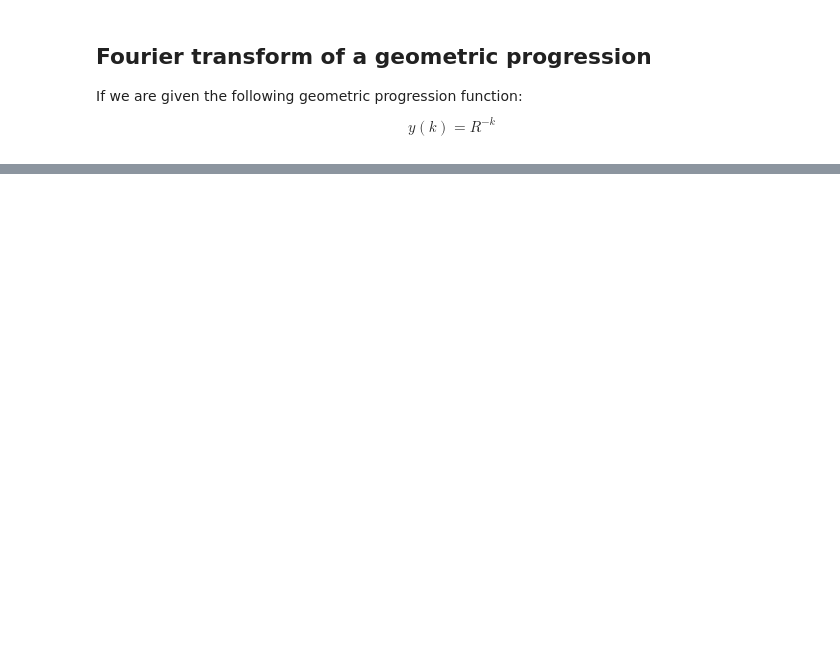
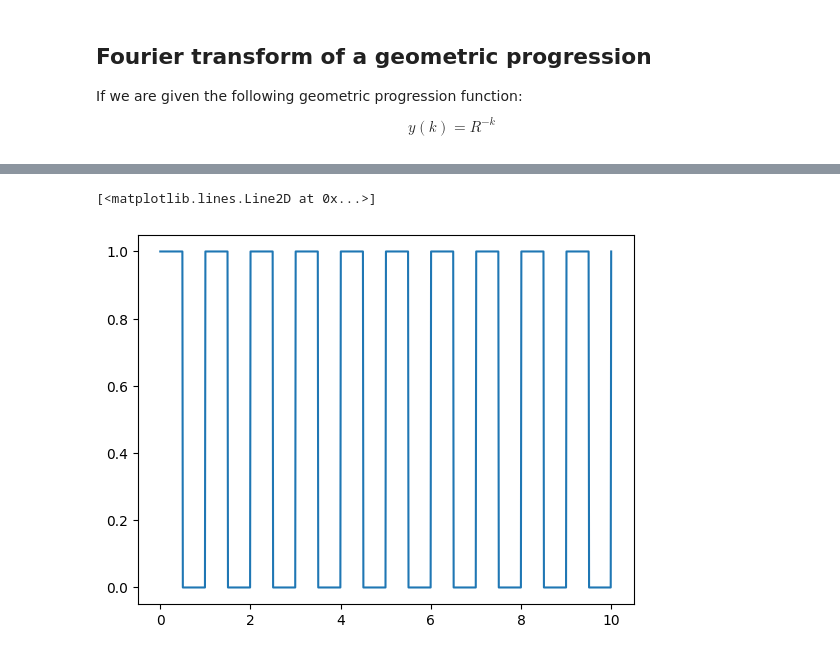
Before and after one commit to DylanReidRamelli/Bachelor-Project-2023, a Jupyter notebook: notebook/fourier_1.ipynb, the cells around one changed output, grey strips where cells are left out. Drawn from its saved outputs; the diff is of its cells as text; code cells hidden in the pictures; blank space fills up the shorter version.

```diff
--- a/notebook/fourier_1.ipynb
+++ b/notebook/fourier_1.ipynb
@@ -73,0 +97,11 @@ ax.plot(y, final_output.real)
+# %%
+# Square wave
+import math
+
+x = np.linspace(0, 10, 1000)
+y = np.array([1 if math.floor(2 * t) % 2 == 0 else 0 for t in x])
+
+plt.plot(x,y)
+# %% [output]
+[<matplotlib.lines.Line2D at 0x...>]
+[figure, added]
```
Also changed, not shown: parts of 2 cells of this notebook.
